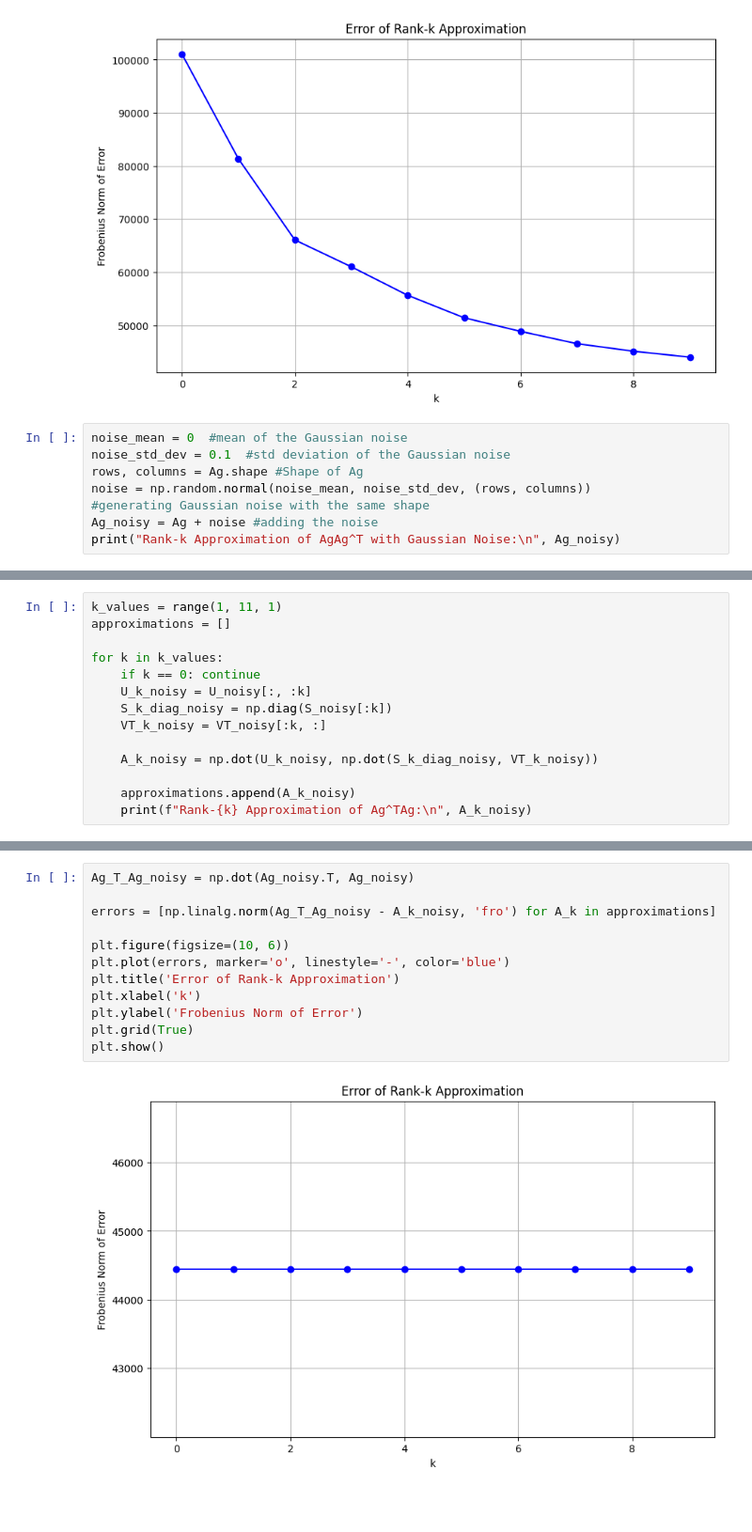
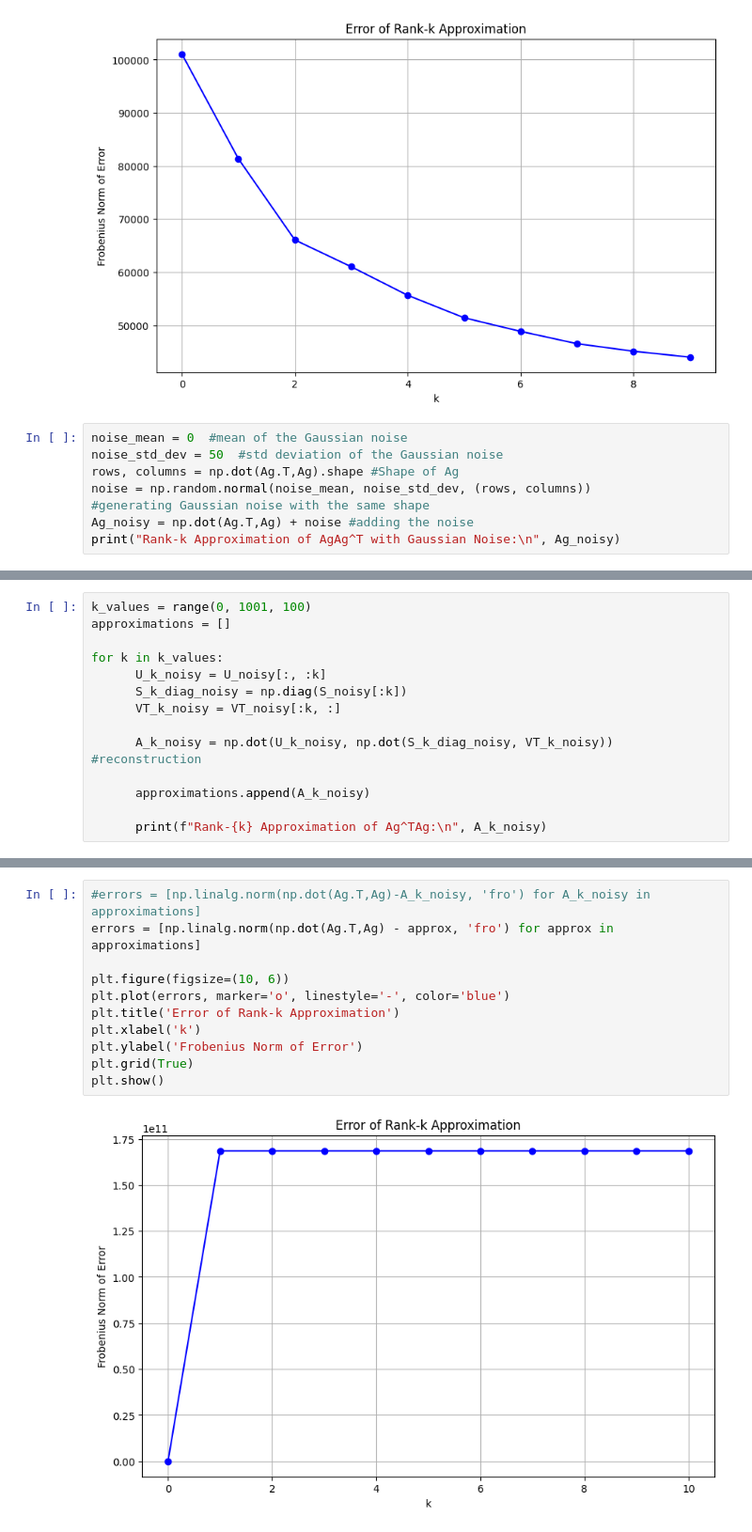
Before and after one commit to sharvanitamaskar/Principle-Component-Analysis-using-Differential-Privacy, a Jupyter notebook: PrivatePCA.ipynb, the cells around one changed output, grey strips where cells are left out. Shown at 94% size. Saved outputs shown, nothing was run; the diff lists cells and outputs as text; blank space fills up the shorter version.

```diff
--- a/PrivatePCA.ipynb
+++ b/PrivatePCA.ipynb
@@ -311,11 +311,11 @@ plt.show()
 [figure]
 # %%
 noise_mean = 0  #mean of the Gaussian noise
-noise_std_dev = 0.1  #std deviation of the Gaussian noise
-rows, columns = Ag.shape #Shape of Ag
+noise_std_dev = 50  #std deviation of the Gaussian noise
+rows, columns = np.dot(Ag.T,Ag).shape #Shape of Ag
 noise = np.random.normal(noise_mean, noise_std_dev, (rows, columns))
 #generating Gaussian noise with the same shape
-Ag_noisy = Ag + noise #adding the noise
+Ag_noisy = np.dot(Ag.T,Ag) + noise #adding the noise
 print("Rank-k Approximation of AgAg^T with Gaussian Noise:\n", Ag_noisy)
 # %% [output]
 Rank-k Approximation of AgAg^T with Gaussian Noise:
@@ -369,15 +369,15 @@ plt.show()
 # %%
-k_values = range(1, 11, 1)
+k_values = range(0, 1001, 100)
 approximations = []
 
 for k in k_values:
-    if k == 0: continue
-    U_k_noisy = U_noisy[:, :k]
-    S_k_diag_noisy = np.diag(S_noisy[:k])
-    VT_k_noisy = VT_noisy[:k, :]
+      U_k_noisy = U_noisy[:, :k]
+      S_k_diag_noisy = np.diag(S_noisy[:k])
+      VT_k_noisy = VT_noisy[:k, :]
 
-    A_k_noisy = np.dot(U_k_noisy, np.dot(S_k_diag_noisy, VT_k_noisy))
+      A_k_noisy = np.dot(U_k_noisy, np.dot(S_k_diag_noisy, VT_k_noisy)) #reconstruction
 
-    approximations.append(A_k_noisy)
-    print(f"Rank-{k} Approximation of Ag^TAg:\n", A_k_noisy)
+      approximations.append(A_k_noisy)
+
+      print(f"Rank-{k} Approximation of Ag^TAg:\n", A_k_noisy)
 # %% [output]
@@ -401,17 +401,16 @@ Rank-1 Approximation of Ag^TAg:
 # %%
-Ag_T_Ag_noisy = np.dot(Ag_noisy.T, Ag_noisy)
-
-errors = [np.linalg.norm(Ag_T_Ag_noisy - A_k_noisy, 'fro') for A_k in approximations]
+#errors = [np.linalg.norm(np.dot(Ag.T,Ag)-A_k_noisy, 'fro') for A_k_noisy in approximations]
+errors = [np.linalg.norm(np.dot(Ag.T,Ag) - approx, 'fro') for approx in approximations]
 
 plt.figure(figsize=(10, 6))
 plt.plot(errors, marker='o', linestyle='-', color='blue')
 plt.title('Error of Rank-k Approximation')
 plt.xlabel('k')
 plt.ylabel('Frobenius Norm of Error')
 plt.grid(True)
 plt.show()
 # %% [output]
-[figure, old version]
+[figure, new version]
 # %%
 mse = np.mean((A_k_noisy - A_k) ** 2)
 print("MSE", mse)
```
Also changed, not shown: parts of 5 cells of this notebook.
